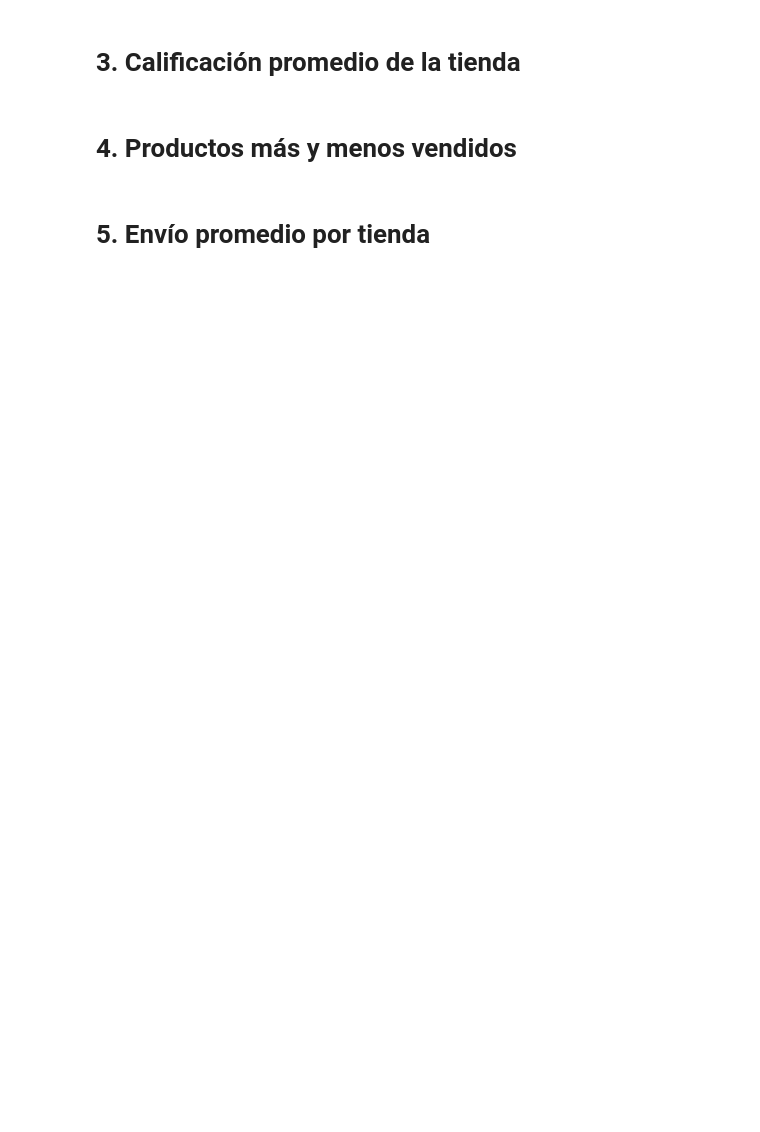
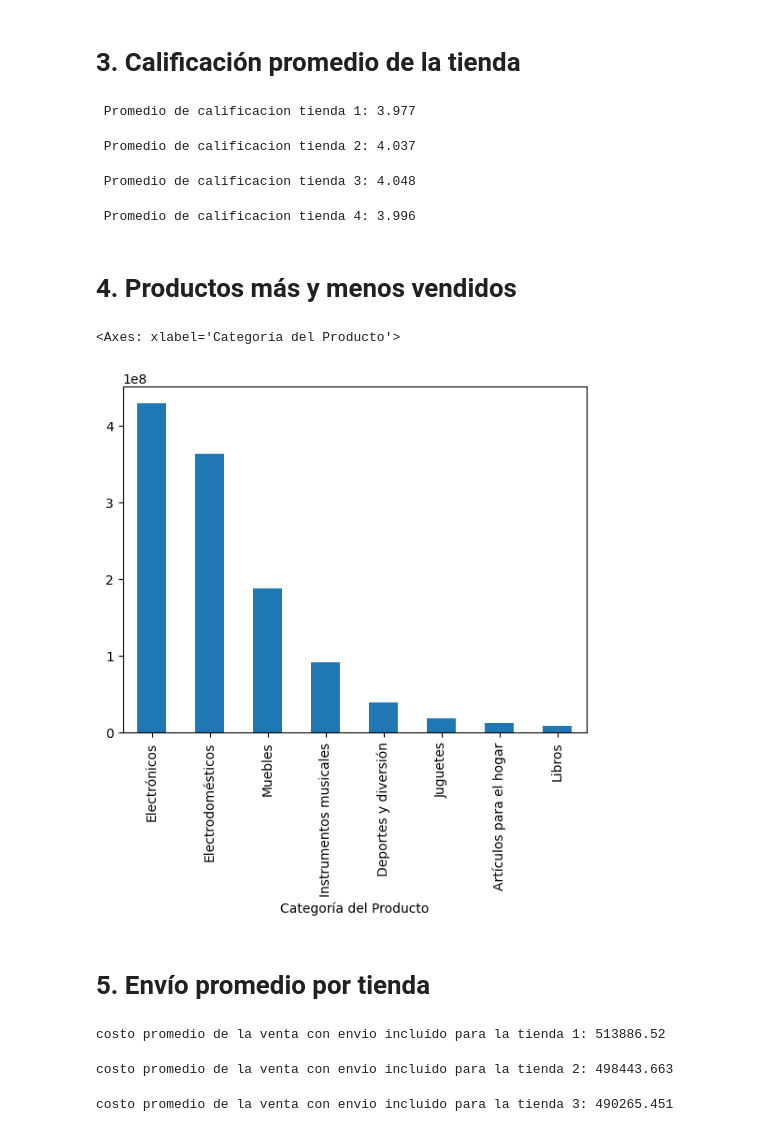
Before and after one commit to ECastro08/Alura-Store-Challenge, a Jupyter notebook: AluraStoreLatam.ipynb, the cells around one changed output. Saved outputs shown, nothing was run; the diff lists cells and outputs as text; code cells hidden in the pictures; blank space fills up the shorter version.

```diff
--- a/AluraStoreLatam.ipynb
+++ b/AluraStoreLatam.ipynb
@@ -30,6 +63,33 @@ tienda.head()
 # %% [markdown]
 # 3. Calificación promedio de la tienda
+# %%
+calificacion_tienda1 = round(tienda.Calificación.mean(),3)
+print(f' Promedio de calificacion tienda 1: {calificacion_tienda1}')
+# %% [output]
+ Promedio de calificacion tienda 1: 3.977
+# %%
+calificacion_tienda2 = round(tienda2.Calificación.mean(),3)
+print(f' Promedio de calificacion tienda 2: {calificacion_tienda2}')
+# %% [output]
+ Promedio de calificacion tienda 2: 4.037
+# %%
+calificacion_tienda3 = round(tienda3.Calificación.mean(),3)
+print(f' Promedio de calificacion tienda 3: {calificacion_tienda3}')
+# %% [output]
+ Promedio de calificacion tienda 3: 4.048
+# %%
+calificacion_tienda4 = round(tienda4.Calificación.mean(),3)
+print(f' Promedio de calificacion tienda 4: {calificacion_tienda4}')
+# %% [output]
+ Promedio de calificacion tienda 4: 3.996
 # %% [markdown]
 # 4. Productos más y menos vendidos
+# %%
+productos = tienda.groupby('Categoría del Producto')['Precio'].sum().sort_values(ascending=False)
+# %%
+productos.plot(kind='bar')
+# %% [output]
+<Axes: xlabel='Categoría del Producto'>
+[figure, added]
 # %% [markdown]
 # 5. Envío promedio por tienda
@@ -35,0 +101,15 @@ tienda.head()
+# %%
+promedio_costo_tienda1 = round(tienda.costo_total_con_envio.mean(),3)
+print(f'costo promedio de la venta con envio incluido para la tienda 1: {promedio_costo_tienda1}')
+# %% [output]
+costo promedio de la venta con envio incluido para la tienda 1: 513886.52
+# %%
+promedio_costo_tienda2 = round(tienda2.costo_total_con_envio.mean(),3)
+print(f'costo promedio de la venta con envio incluido para la tienda 2: {promedio_costo_tienda2}')
+# %% [output]
+costo promedio de la venta con envio incluido para la tienda 2: 498443.663
+# %%
+promedio_costo_tienda3 = round(tienda3.costo_total_con_envio.mean(),3)
+print(f'costo promedio de la venta con envio incluido para la tienda 3: {promedio_costo_tienda3}')
+# %% [output]
+costo promedio de la venta con envio incluido para la tienda 3: 490265.451
```
Also changed, not shown: parts of 6 cells of this notebook.
